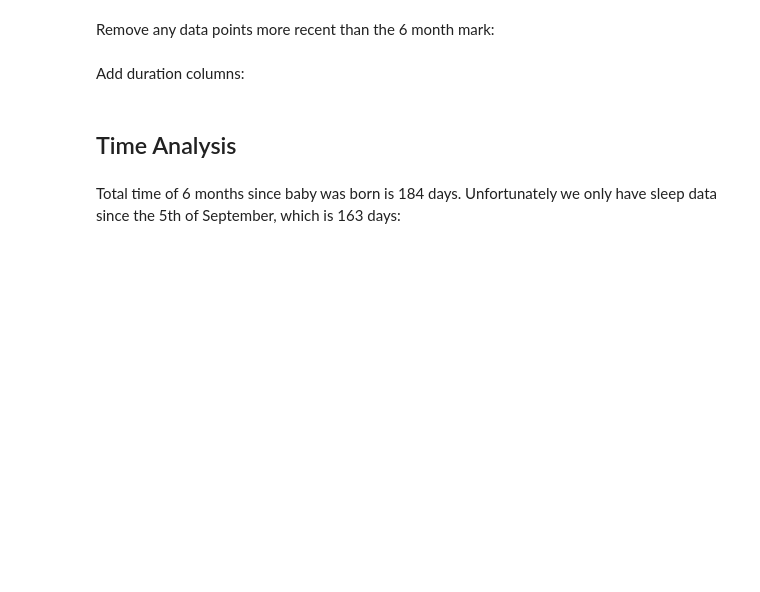
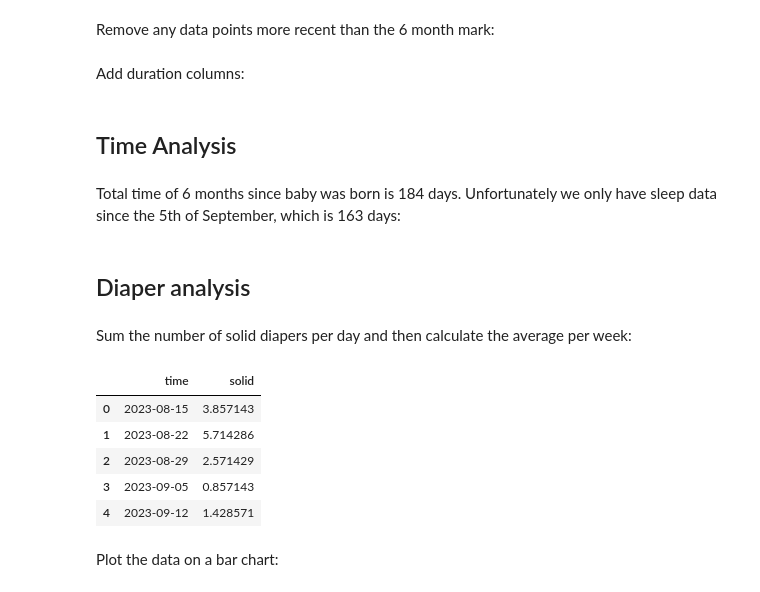
Before and after one commit to druelens/baby_data_6mo, a Jupyter notebook: baby_data.ipynb, the cells around one changed output. Saved outputs shown, nothing was run; the diff lists cells and outputs as text; code cells hidden in the pictures; blank space fills up the shorter version.

Commit message:
feat: average poops per day

```diff
--- a/baby_data.ipynb
+++ b/baby_data.ipynb
@@ -65,3 +66,21 @@ fig = go.Figure(data=[go.Sankey(
 # %%
 fig.update_layout(title_text="Baby's time management")
 fig.show()
+# %% [markdown]
+## Diaper analysis
+# %% [markdown]
+Sum the number of solid diapers per day and then calculate the average per week:
+# %%
+df_poops_per_day = df_diaper[['solid', 'time']].groupby(pd.Grouper(key='time', freq='1D')).sum().reset_index()
+df_poops_per_week_avg = df_poops_per_day.groupby(pd.Grouper(key='time', freq='7D')).mean().reset_index()
+# %%
+df_poops_per_week_avg.head()
+# %% [output]
+|  | time | solid |
+| 0 | 2023-08-15 | 3.857143 |
+| 1 | 2023-08-22 | 5.714286 |
+| 2 | 2023-08-29 | 2.571429 |
+| 3 | 2023-09-05 | 0.857143 |
+| 4 | 2023-09-12 | 1.428571 |
+# %% [markdown]
+Plot the data on a bar chart:
```
Also changed, not shown: parts of 2 cells of this notebook, 1 other file.
